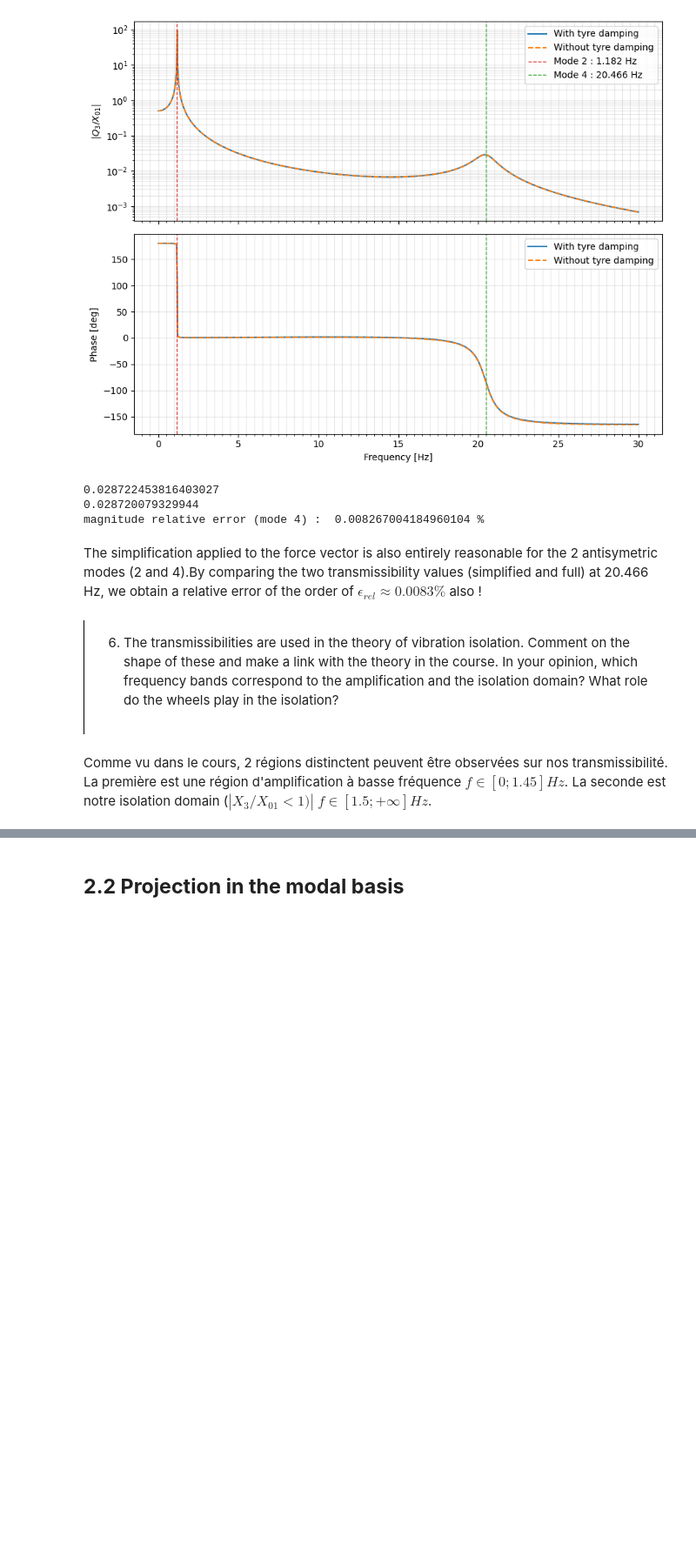
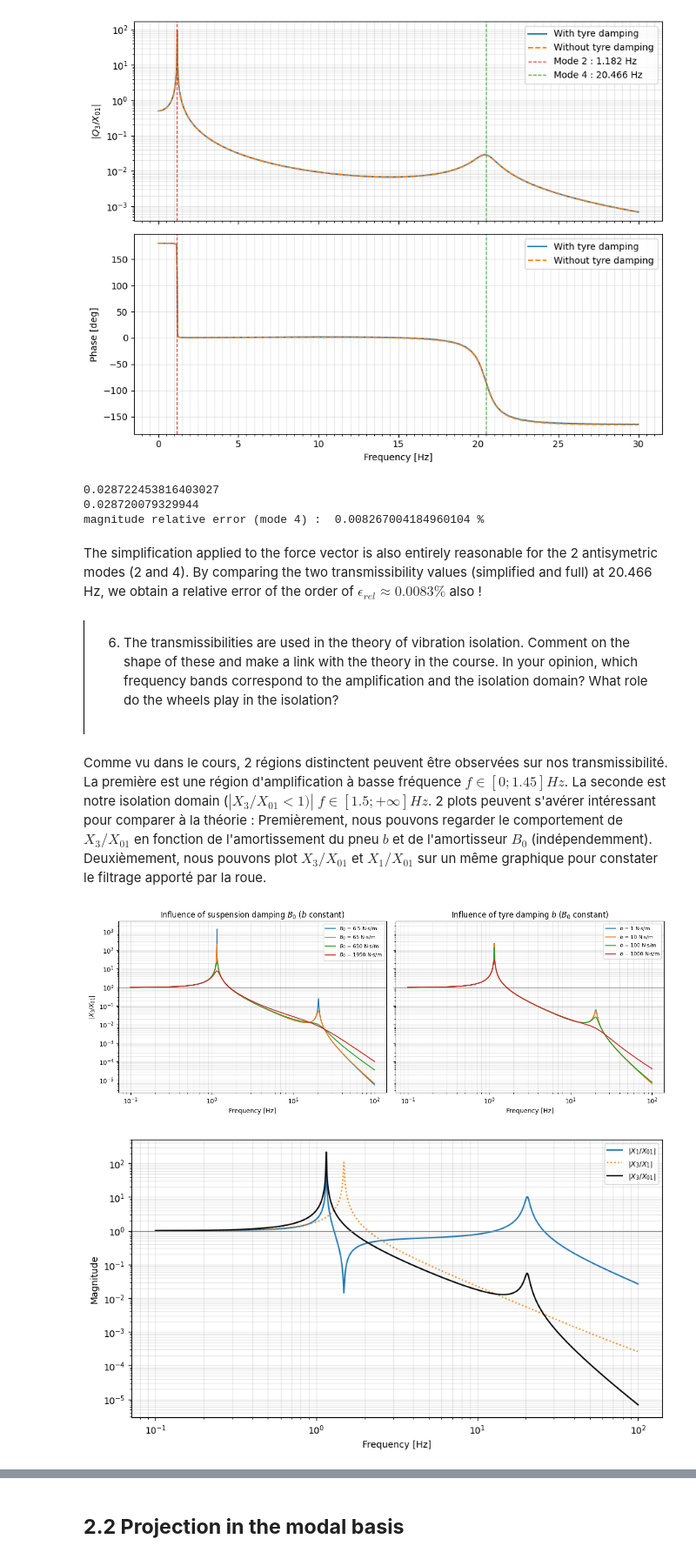
Before and after one commit to ruelenslais9-spec/MV2627_Exercises, a Jupyter notebook: Project2627/project.ipynb, the cells around one changed output, grey strips where cells are left out. Shown at 87% size. Drawn from its saved outputs; the diff is of its cells as text; code cells hidden in the pictures; blank space fills up the shorter version.

```diff
--- a/Project2627/project.ipynb
+++ b/Project2627/project.ipynb
@@ -200,24 +200,24 @@ We can simplify it as :
 import matplotlib.pyplot as plt
 from matplotlib.ticker import MultipleLocator
 
-def transfer_function_computation(freq,m,b,k,M0,B0,K0) :
+def transfer_function_computation_X3(freq,m,b,k,M0,B0,K0) :
   w=2*np.pi*freq
   transfer_function=2*(B0*1j*w+K0)*(b*1j*w+k)/((-m*w*w+1j*w*b+k)*(-M0*w*w+1j*2*w*B0+2*K0)-(B0*1j*w+K0)*M0*w*w)
   return transfer_function
 
 #initialisation
 freq=np.linspace(0.01,30,1000)
-transfer_function = np.zeros(np.size(freq),dtype=complex)
+transfer_function_X3 = np.zeros(np.size(freq),dtype=complex)
 transfer_function_magnitude = np.zeros(np.size(freq))
 transfer_function_phase = np.zeros(np.size(freq))
 
 #we compute the value of the transfer function (for each freq) => gives us a complex number that we store in transfer_function
 for i in range (np.size(freq)) :
-  transfer_function[i]=transfer_function_computation(freq[i],m,b,k,M0,B0,K0)
+  transfer_function_X3[i]=transfer_function_computation_X3(freq[i],m,b,k,M0,B0,K0)
 
 #then we compute the modulus and the phase of transfer_function and we store them (here we have real values)
-transfer_function_magnitude=np.abs(transfer_function)
-transfer_function_phase=np.unwrap(np.angle(transfer_function)) * 180/np.pi #unwrap cause we could exceed the -pi;pi intervall (which will result in jumps in the plot...) + 180/pi to convert into degrees :)
+transfer_function_magnitude=np.abs(transfer_function_X3)
+transfer_function_phase=np.unwrap(np.angle(transfer_function_X3)) * 180/np.pi #unwrap cause we could exceed the -pi;pi intervall (which will result in jumps in the plot...) + 180/pi to convert into degrees :)
 
 #============== plot section =================== (Use of AI here to generate structurate plot)
 
@@ -582,7 +583,7 @@ print('magnitude relative error (mode 4) : ',abs(rel_error),'%')
 0.028720079329944
 magnitude relative error (mode 4) :  0.008267004184960104 %
 # %% [markdown]
-The simplification applied to the force vector is also entirely reasonable for the 2 antisymetric modes (2 and 4).By comparing the two transmissibility values (simplified and full) at 20.466 Hz, we obtain a relative error of the order of $\epsilon_{rel}\approx0.0083\%$ also !
+The simplification applied to the force vector is also entirely reasonable for the 2 antisymetric modes (2 and 4). By comparing the two transmissibility values (simplified and full) at 20.466 Hz, we obtain a relative error of the order of $\epsilon_{rel}\approx0.0083\%$ also !
 # %% [markdown]
 <div style="border-left: 1px solid black; padding: 1em; margin: 1em 0;">
 
@@ -590,4 +591,50 @@ The simplification applied to the force vector is also entirely reasonable for t
 
 </div>
 # %% [markdown]
-Comme vu dans le cours, 2 régions distinctent peuvent être observées sur nos transmissibilité. La première est une région d'amplification à basse fréquence $f\in[0;1.45] Hz$. La seconde est notre isolation domain ($|X_3/X_{01}<1)|$ $f\in[1.5;+\infty] Hz$.
+Comme vu dans le cours, 2 régions distinctent peuvent être observées sur nos transmissibilité. La première est une région d'amplification à basse fréquence $f\in[0;1.45] Hz$. La seconde est notre isolation domain ($|X_3/X_{01}<1)|$ $f\in[1.5;+\infty] Hz$. 2 plots peuvent s'avérer intéressant pour comparer à la théorie : Premièrement, nous pouvons regarder le comportement de $X_3/X_{01}$ en fonction de l'amortissement du pneu $b$ et de l'amortisseur $B_0$ (indépendemment). Deuxièmement, nous pouvons plot $X_3/X_{01}$ et $X_1/X_{01}$ sur un même graphique pour constater le filtrage apporté par la roue.
+# %%
+
+def transfer_function_computation_X1(freq, m, b, k, M0, B0, K0):          # X1/X01
+    s = 1j*2*np.pi*freq
+    D = M0*s**2 + 2*B0*s + 2*K0
+    den = (m*s**2 + b*s + k)*D + (B0*s + K0)*M0*s**2
+    return (b*s + k)*D/den
+
+freq = np.logspace(-1, 2, 60000)             # 0.1 à 100 Hz
+
+# ---------- Figure 1 : influence de B0 et de b  ----------
+B0_list = [B0/10, B0, 10*B0, 30*B0]          # b cnst (je prends la valeur de base)
+b_list  = [b/10, b, 10*b, 100*b]             # B0 cnst (idem)
+
+fig, (axA, axB) = plt.subplots(1, 2, figsize=(13, 4.8), sharey=True)
+for Bv in B0_list:
+    axA.loglog(freq, np.abs(transfer_function_computation_X3(freq, m, b, k, M0, Bv, K0)), label=f'$B_0$ = {Bv:g} N·s/m')
+for bv in b_list:
+    axB.loglog(freq, np.abs(transfer_function_computation_X3(freq, m, bv, k, M0, B0, K0)), label=f'$b$ = {bv:g} N·s/m')
+
+axA.set_title(r'Influence of suspension damping $B_0$ ($b$ constant)')
+axB.set_title(r'Influence of tyre damping $b$ ($B_0$ constant)')
+for ax in (axA, axB):
+    ax.axhline(1, color='k', lw=0.8)
+    ax.set_xlabel('Frequency [Hz]')
+    ax.grid(True, which='both', alpha=0.3)
+    ax.legend(fontsize=8)
+axA.set_ylabel(r'$|X_3/X_{01}|$')
+plt.tight_layout(); plt.show()
+
+# Figure 2 : To see the filter
+t3 = transfer_function_computation_X3(freq, m, b, k, M0, B0, K0)
+t1 = transfer_function_computation_X1(freq, m, b, k, M0, B0, K0)
+t31 = t3/t1
+
+fig, ax = plt.subplots(figsize=(9, 5))
+ax.loglog(freq, np.abs(t1),  label=r'$|X_1/X_{01}|$')
+ax.loglog(freq, np.abs(t31), ls=':', label=r'$|X_3/X_1|$ ')
+ax.loglog(freq, np.abs(t3),  color='k', label=r'$|X_3/X_{01}|$')
+ax.axhline(1, color='gray', lw=0.8)
+ax.set_xlabel('Frequency [Hz]'); ax.set_ylabel('Magnitude')
+ax.grid(True, which='both', alpha=0.3); ax.legend(fontsize=8)
+plt.tight_layout(); plt.show()
+# %% [output]
+[figure, added]
+[figure, added]
```
Also changed, not shown: parts of 7 cells of this notebook.
